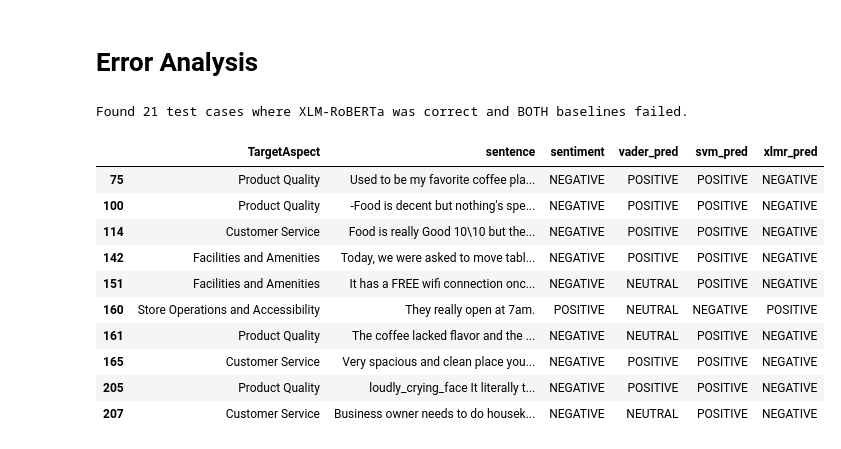
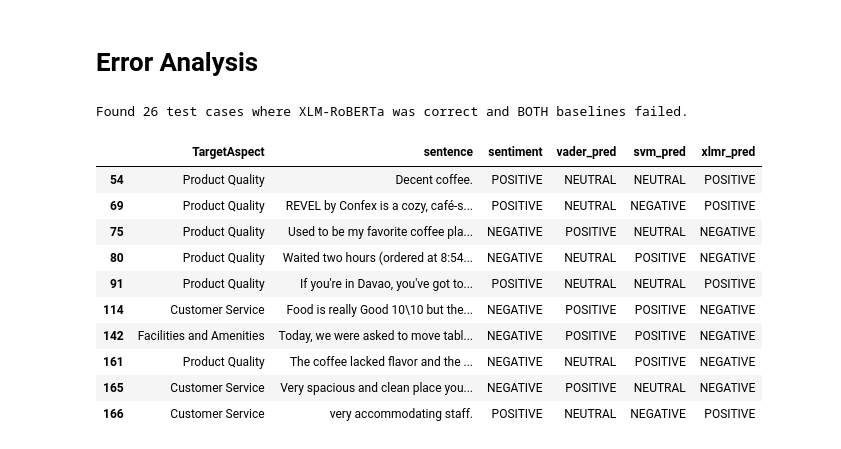
Before and after one commit to z-sulit/Thesis-Project-Aspect-Based-Sentiment-Analysis, a Jupyter notebook: _7_Model Fine-Tuning/phase7_new.ipynb, the cells around one changed output. Drawn from its saved outputs; the diff is of its cells as text; code cells hidden in the pictures.

Commit message:
feat: phase 7-8 new version of weighted model

```diff
--- a/_7_Model Fine-Tuning/phase7_new.ipynb
+++ b/_7_Model Fine-Tuning/phase7_new.ipynb
@@ -844,13 +844,15 @@ def predict_vader(text):
     else: return 1
 test_df['vader_pred'] = test_df['sentence'].apply(predict_vader)
 
-# --- SVM Baseline
+# --- Tuned SVM Baseline (Optimal C=10.0, max_features=3000)
 train_inputs_svm = train_df['TargetAspect'].astype(str) + " " + train_df['sentence'].astype(str)
 test_inputs_svm = test_df['TargetAspect'].astype(str) + " " + test_df['sentence'].astype(str)
-vectorizer = TfidfVectorizer(max_features=5000)
+
+vectorizer = TfidfVectorizer(max_features=3000)
 X_train_svm = vectorizer.fit_transform(train_inputs_svm)
 X_test_svm = vectorizer.transform(test_inputs_svm)
-svm_model = SVC(kernel='linear')
+
+svm_model = SVC(kernel='linear', C=10.0, random_state=42)
 svm_model.fit(X_train_svm, train_df['encoded_label'])
 test_df['svm_pred'] = svm_model.predict(X_test_svm)
 
@@ -869,44 +871,44 @@ class TestDataset(Dataset):
         self.labels = torch.tensor(df['encoded_label'].tolist(), dtype=torch.long)
     def __len__(self): return len(self.labels)
     def __getitem__(self, idx):
         item = {key: val[idx] for key, val in self.encodings.items()}
         item['labels'] = self.labels[idx]
         return item
 
 test_loader = DataLoader(TestDataset(test_df, tokenizer), batch_size=32, shuffle=False)
 xlmr_preds = []
 with torch.no_grad():
     for batch in test_loader:
         outputs = model(batch['input_ids'].to(device), attention_mask=batch['attention_mask'].to(device))
         xlmr_preds.extend(torch.argmax(outputs.logits, dim=1).cpu().numpy())
 test_df['xlmr_pred'] = xlmr_preds
 
 
 gold = test_df['encoded_label']
 xlm_wins = test_df[
     (test_df['xlmr_pred'] == gold) &
     (test_df['vader_pred'] != gold) &
     (test_df['svm_pred'] != gold)
 ][['TargetAspect', 'sentence', 'sentiment', 'vader_pred', 'svm_pred', 'xlmr_pred']].copy()
 
 for col in ['vader_pred', 'svm_pred', 'xlmr_pred']:
     xlm_wins[col] = xlm_wins[col].map(id2label)
 
 print(f"\nFound {len(xlm_wins)} test cases where XLM-RoBERTa was correct and BOTH baselines failed.\n")
 display(xlm_wins.head(10))
 # %% [output]
-Found 21 test cases where XLM-RoBERTa was correct and BOTH baselines failed.
+Found 26 test cases where XLM-RoBERTa was correct and BOTH baselines failed.
 |  | TargetAspect | sentence | sentiment | vader_pred | svm_pred | xlmr_pred |
-| 75 | Product Quality | Used to be my favorite coffee pla... | NEGATIVE | POSITIVE | POSITIVE | NEGATIVE |
-| 100 | Product Quality | -Food is decent but nothing's spe... | NEGATIVE | POSITIVE | POSITIVE | NEGATIVE |
+| 54 | Product Quality | Decent coffee. | POSITIVE | NEUTRAL | NEUTRAL | POSITIVE |
+| 69 | Product Quality | REVEL by Confex is a cozy, café-s... | POSITIVE | NEUTRAL | NEGATIVE | POSITIVE |
+| 75 | Product Quality | Used to be my favorite coffee pla... | NEGATIVE | POSITIVE | NEUTRAL | NEGATIVE |
+| 80 | Product Quality | Waited two hours (ordered at 8:54... | NEGATIVE | NEUTRAL | POSITIVE | NEGATIVE |
+| 91 | Product Quality | If you're in Davao, you've got to... | POSITIVE | NEUTRAL | NEUTRAL | POSITIVE |
 | 114 | Customer Service | Food is really Good 10\10 but the... | NEGATIVE | POSITIVE | POSITIVE | NEGATIVE |
 | 142 | Facilities and Amenities | Today, we were asked to move tabl... | NEGATIVE | POSITIVE | POSITIVE | NEGATIVE |
-| 151 | Facilities and Amenities | It has a FREE wifi connection onc... | NEGATIVE | NEUTRAL | POSITIVE | NEGATIVE |
-| 160 | Store Operations and Accessibility | They really open at 7am. | POSITIVE | NEUTRAL | NEGATIVE | POSITIVE |
 | 161 | Product Quality | The coffee lacked flavor and the ... | NEGATIVE | NEUTRAL | POSITIVE | NEGATIVE |
-| 165 | Customer Service | Very spacious and clean place you... | NEGATIVE | POSITIVE | POSITIVE | NEGATIVE |
-| 205 | Product Quality | loudly_crying_face It literally t... | NEGATIVE | POSITIVE | POSITIVE | NEGATIVE |
-| 207 | Customer Service | Business owner needs to do housek... | NEGATIVE | NEUTRAL | POSITIVE | NEGATIVE |
+| 165 | Customer Service | Very spacious and clean place you... | NEGATIVE | POSITIVE | NEUTRAL | NEGATIVE |
+| 166 | Customer Service | very accommodating staff. | POSITIVE | NEUTRAL | NEGATIVE | POSITIVE |
 # %%
 output_csv = "Qualitative_Error_Analysis_Cases.csv"
 
```
Also changed, not shown: parts of 2 cells of this notebook, 7 other files.
